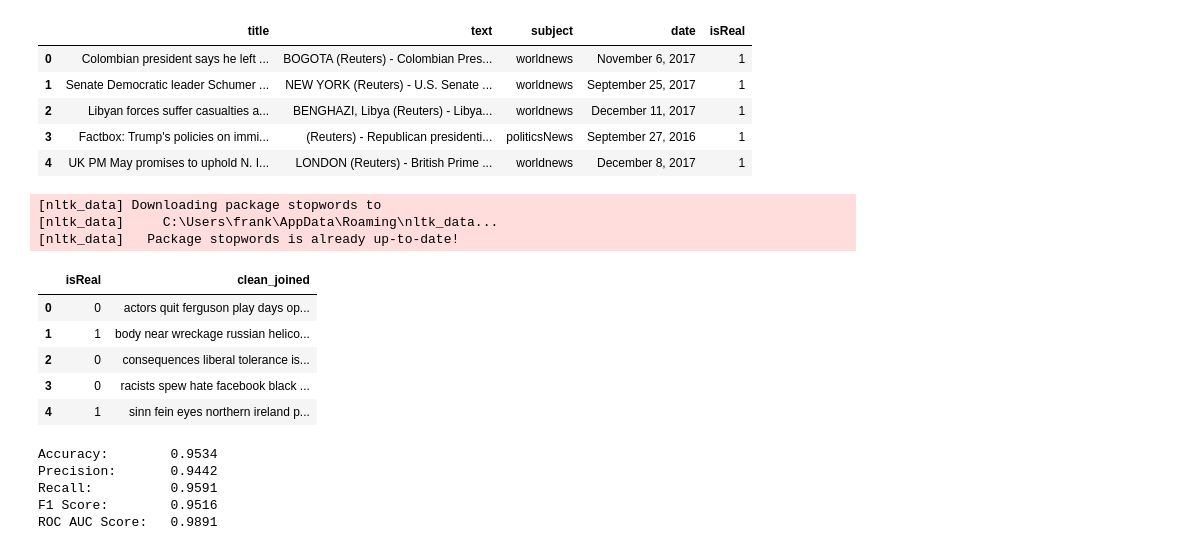
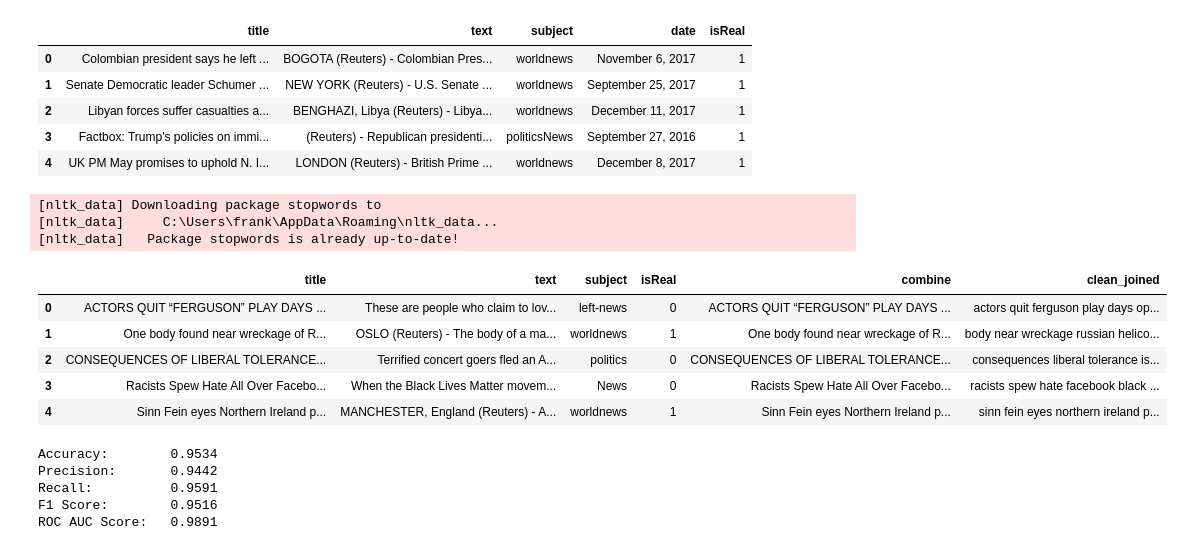
Before and after one commit to Frank-Doroudian/Fake-News, a Jupyter notebook: test_data_evaluation.ipynb, the cells around one changed output. Saved outputs shown, nothing was run; the diff lists cells and outputs as text; code cells hidden in the pictures.

```diff
--- a/test_data_evaluation.ipynb
+++ b/test_data_evaluation.ipynb
@@ -59,40 +57,40 @@ df.head()
 df['combine'] = df['title'] + ' ' + df['text']
 # Shuffle the dataFrame
 df = df.sample(frac=1, random_state=42).reset_index(drop=True)
 
 # Download stopwords
 nltk.download("stopwords")
 
 # Endlish stopwords
 stop_words = stopwords.words('english')
 stop_words[:10]
 
 # Remove stopwords and remove words with 2 or less characters
 def preprocess(text):
     result = []
     for token in gensim.utils.simple_preprocess(text):
         if token not in gensim.parsing.preprocessing.STOPWORDS and len(token) > 3 and token not in stop_words:
             result.append(token)
 
     return result
 
 # Apply the function to the dataframe
 df['clean'] = df['combine'].apply(preprocess)
 
 # Join the words into a string
 df['clean_joined'] = df['clean'].apply(lambda x: " ".join(x))
-df = df.drop(columns=['subject', 'title', 'text', 'combine', 'clean', 'date'])
+df = df.drop(columns=['clean', 'date'])
 df.head()
 # %% [output]
 [nltk_data] Downloading package stopwords to
 [nltk_data]     C:\Users\frank\AppData\Roaming\nltk_data...
 [nltk_data]   Package stopwords is already up-to-date!
-|  | isReal | clean_joined |
-| 0 | 0 | actors quit ferguson play days op... |
-| 1 | 1 | body near wreckage russian helico... |
-| 2 | 0 | consequences liberal tolerance is... |
-| 3 | 0 | racists spew hate facebook black ... |
-| 4 | 1 | sinn fein eyes northern ireland p... |
+|  | title | text | subject | isReal | combine | clean_joined |
+| 0 | ACTORS QUIT “FERGUSON” PLAY DAYS ... | These are people who claim to lov... | left-news | 0 | ACTORS QUIT “FERGUSON” PLAY DAYS ... | actors quit ferguson play days op... |
+| 1 | One body found near wreckage of R... | OSLO (Reuters) - The body of a ma... | worldnews | 1 | One body found near wreckage of R... | body near wreckage russian helico... |
+| 2 | CONSEQUENCES OF LIBERAL TOLERANCE... | Terrified concert goers fled an A... | politics | 0 | CONSEQUENCES OF LIBERAL TOLERANCE... | consequences liberal tolerance is... |
+| 3 | Racists Spew Hate All Over Facebo... | When the Black Lives Matter movem... | News | 0 | Racists Spew Hate All Over Facebo... | racists spew hate facebook black ... |
+| 4 | Sinn Fein eyes Northern Ireland p... | MANCHESTER, England (Reuters) - A... | worldnews | 1 | Sinn Fein eyes Northern Ireland p... | sinn fein eyes northern ireland p... |
 # %%
 # Replace the tokenizer instantiation with BERT tokenizer
 tokenizer = BertTokenizer.from_pretrained('bert-base-uncased')
```
Also changed, not shown: parts of 4 cells of this notebook.
